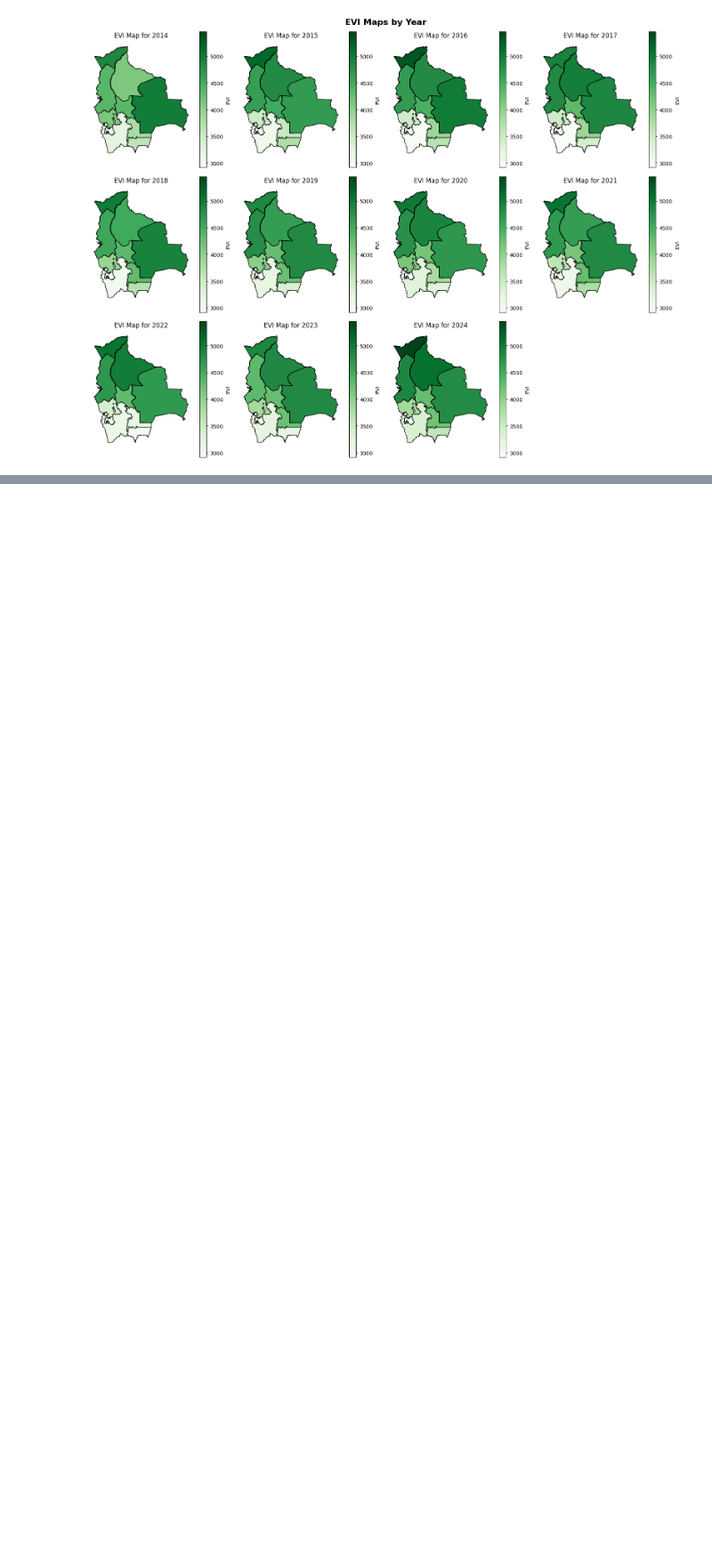
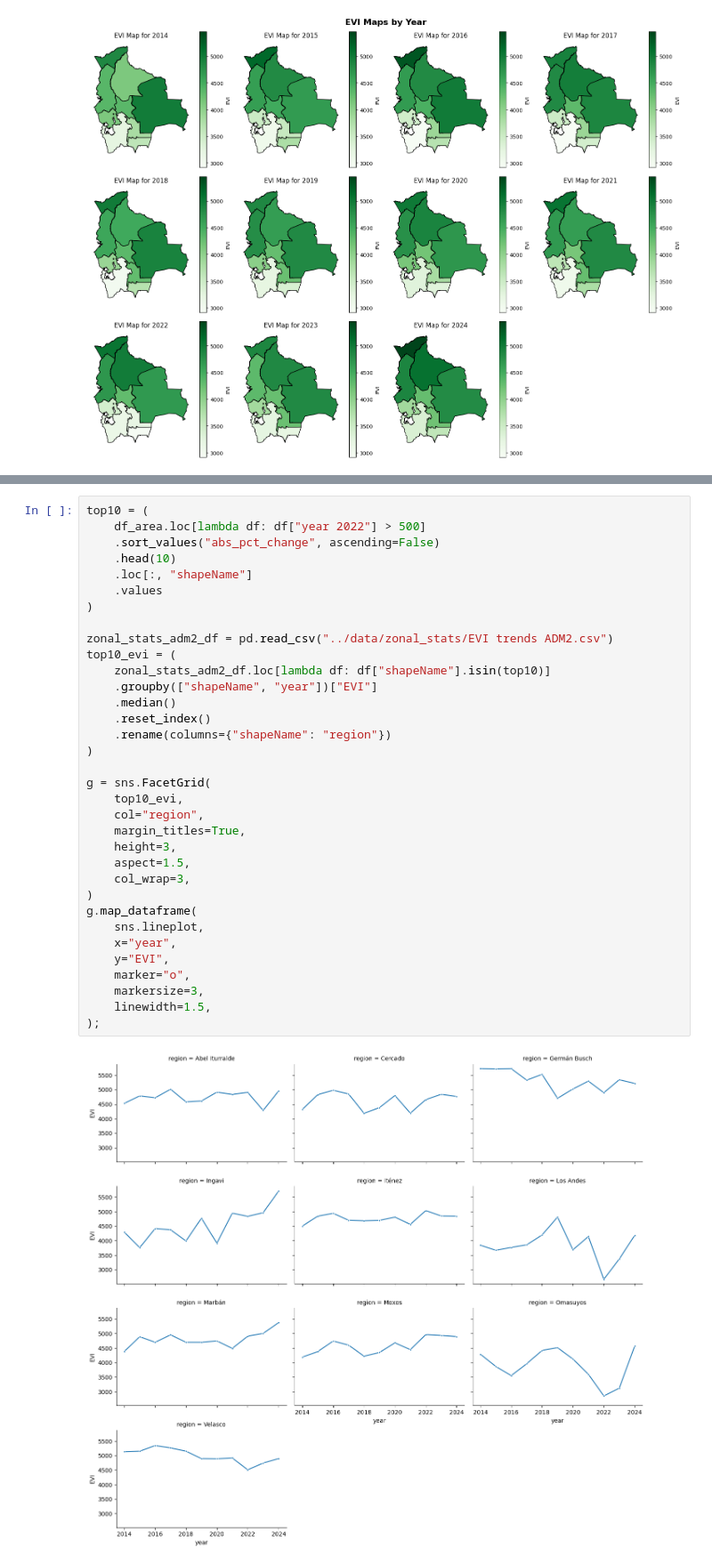
Before and after one commit to datapartnership/bolivia-economic-monitor, a Jupyter notebook: notebooks/evi_analysis.ipynb, the cells around one changed output, grey strips where cells are left out. Shown at 89% size. Saved outputs shown, nothing was run; the diff lists cells and outputs as text; blank space fills up the shorter version.

```diff
--- a/notebooks/evi_analysis.ipynb
+++ b/notebooks/evi_analysis.ipynb
@@ -958,0 +1110,36 @@ plot_maps_per_year(gdf, start_year=2014, end_year=2024)
+# %%
+top10 = (
+    df_area.loc[lambda df: df["year 2022"] > 500]
+    .sort_values("abs_pct_change", ascending=False)
+    .head(10)
+    .loc[:, "shapeName"]
+    .values
+)
+
+zonal_stats_adm2_df = pd.read_csv("../data/zonal_stats/EVI trends ADM2.csv")
+top10_evi = (
+    zonal_stats_adm2_df.loc[lambda df: df["shapeName"].isin(top10)]
+    .groupby(["shapeName", "year"])["EVI"]
+    .median()
+    .reset_index()
+    .rename(columns={"shapeName": "region"})
+)
+
+g = sns.FacetGrid(
+    top10_evi,
+    col="region",
+    margin_titles=True,
+    height=3,
+    aspect=1.5,
+    col_wrap=3,
+)
+g.map_dataframe(
+    sns.lineplot,
+    x="year",
+    y="EVI",
+    marker="o",
+    markersize=3,
+    linewidth=1.5,
+);
+# %% [output]
+[figure, added]
```
Also changed, not shown: parts of 16 cells of this notebook.
